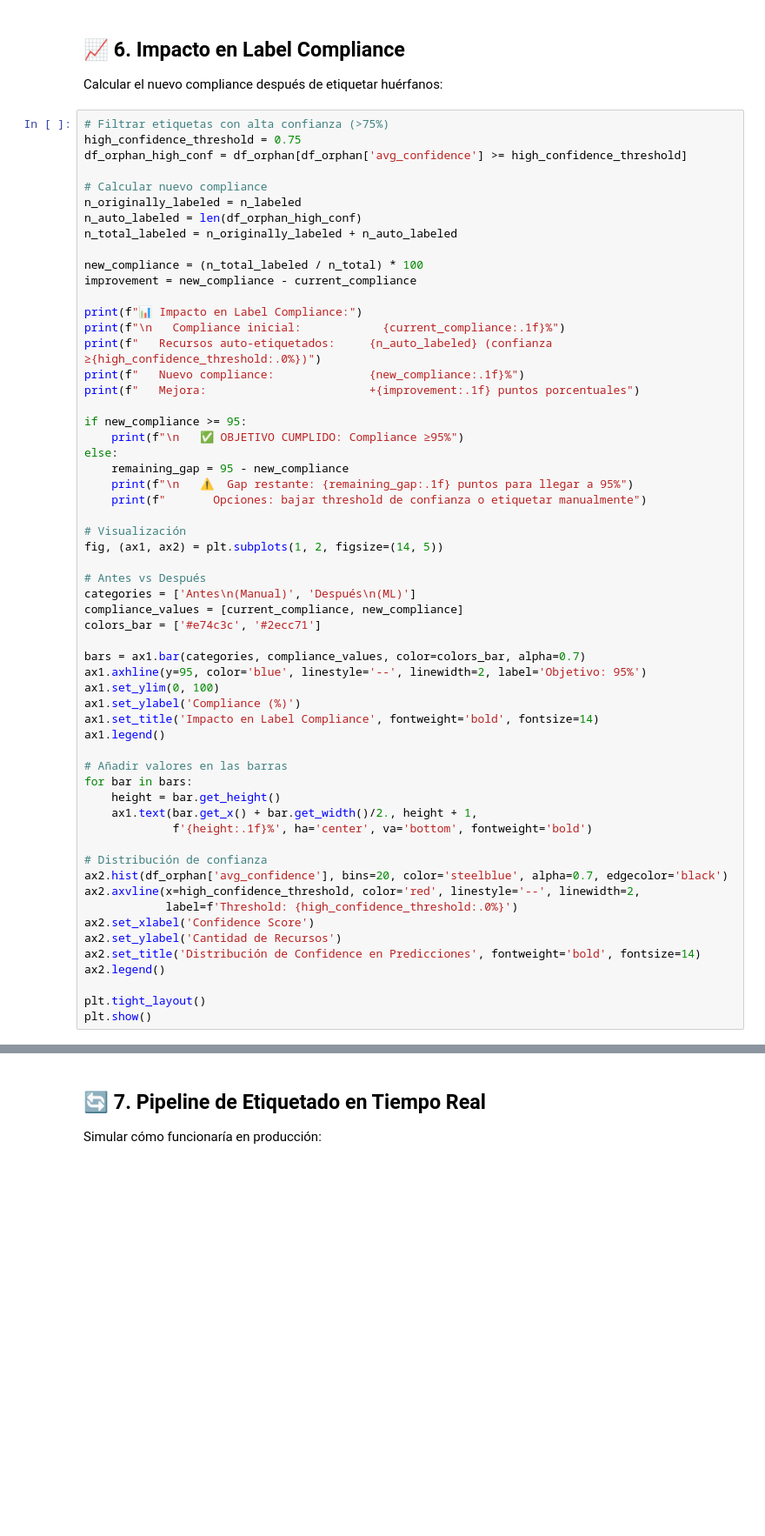
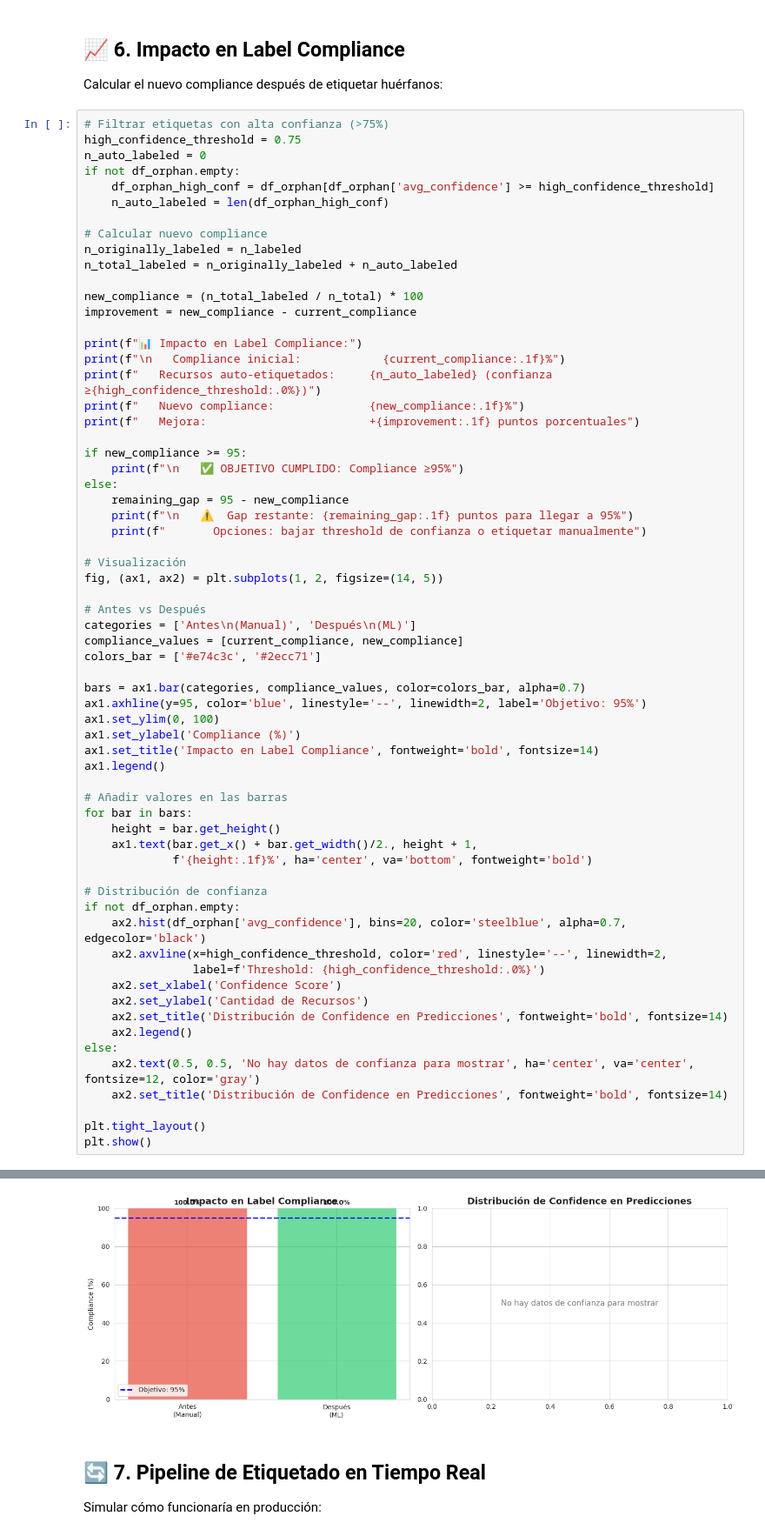
Before and after one commit to raestrada/cloud-gob-data-industrial, a Jupyter notebook: MVP/notebooks/03_nlp_etiquetado.ipynb, the cells around one changed output, grey strips where cells are left out. Shown at 87% size. Saved outputs shown, nothing was run; the diff lists cells and outputs as text; blank space fills up the shorter version.

```diff
--- a/MVP/notebooks/03_nlp_etiquetado.ipynb
+++ b/MVP/notebooks/03_nlp_etiquetado.ipynb
@@ -324,11 +448,13 @@ Calcular el nuevo compliance después de etiquetar huérfanos:
 # %%
 # Filtrar etiquetas con alta confianza (>75%)
 high_confidence_threshold = 0.75
-df_orphan_high_conf = df_orphan[df_orphan['avg_confidence'] >= high_confidence_threshold]
+n_auto_labeled = 0
+if not df_orphan.empty:
+    df_orphan_high_conf = df_orphan[df_orphan['avg_confidence'] >= high_confidence_threshold]
+    n_auto_labeled = len(df_orphan_high_conf)
 
 # Calcular nuevo compliance
 n_originally_labeled = n_labeled
-n_auto_labeled = len(df_orphan_high_conf)
 n_total_labeled = n_originally_labeled + n_auto_labeled
 
 new_compliance = (n_total_labeled / n_total) * 100
@@ -369,13 +495,18 @@ for bar in bars:
              f'{height:.1f}%', ha='center', va='bottom', fontweight='bold')
 
 # Distribución de confianza
-ax2.hist(df_orphan['avg_confidence'], bins=20, color='steelblue', alpha=0.7, edgecolor='black')
-ax2.axvline(x=high_confidence_threshold, color='red', linestyle='--', linewidth=2,
-            label=f'Threshold: {high_confidence_threshold:.0%}')
-ax2.set_xlabel('Confidence Score')
-ax2.set_ylabel('Cantidad de Recursos')
-ax2.set_title('Distribución de Confidence en Predicciones', fontweight='bold', fontsize=14)
-ax2.legend()
+if not df_orphan.empty:
+    ax2.hist(df_orphan['avg_confidence'], bins=20, color='steelblue', alpha=0.7, edgecolor='black')
+    ax2.axvline(x=high_confidence_threshold, color='red', linestyle='--', linewidth=2,
+                label=f'Threshold: {high_confidence_threshold:.0%}')
+    ax2.set_xlabel('Confidence Score')
+    ax2.set_ylabel('Cantidad de Recursos')
+    ax2.set_title('Distribución de Confidence en Predicciones', fontweight='bold', fontsize=14)
+    ax2.legend()
+else:
+    ax2.text(0.5, 0.5, 'No hay datos de confianza para mostrar', ha='center', va='center', fontsize=12, color='gray')
+    ax2.set_title('Distribución de Confidence en Predicciones', fontweight='bold', fontsize=14)
 
 plt.tight_layout()
 plt.show()
+# %% [output]
@@ -382,3 +521,4 @@ plt.show()
+[figure, added]
 # %% [markdown]
 ## 🔄 7. Pipeline de Etiquetado en Tiempo Real
 
```
Also changed, not shown: parts of 14 cells of this notebook, 2 other files.
